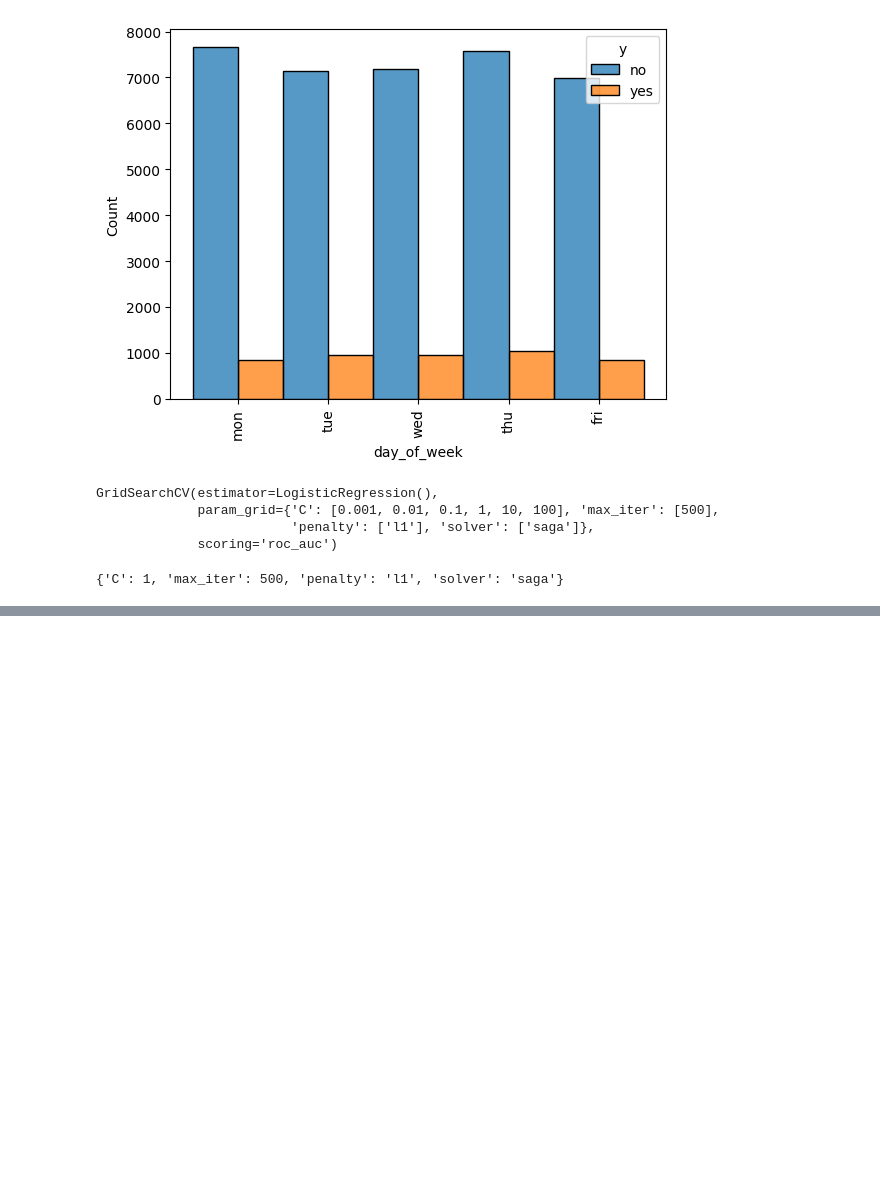
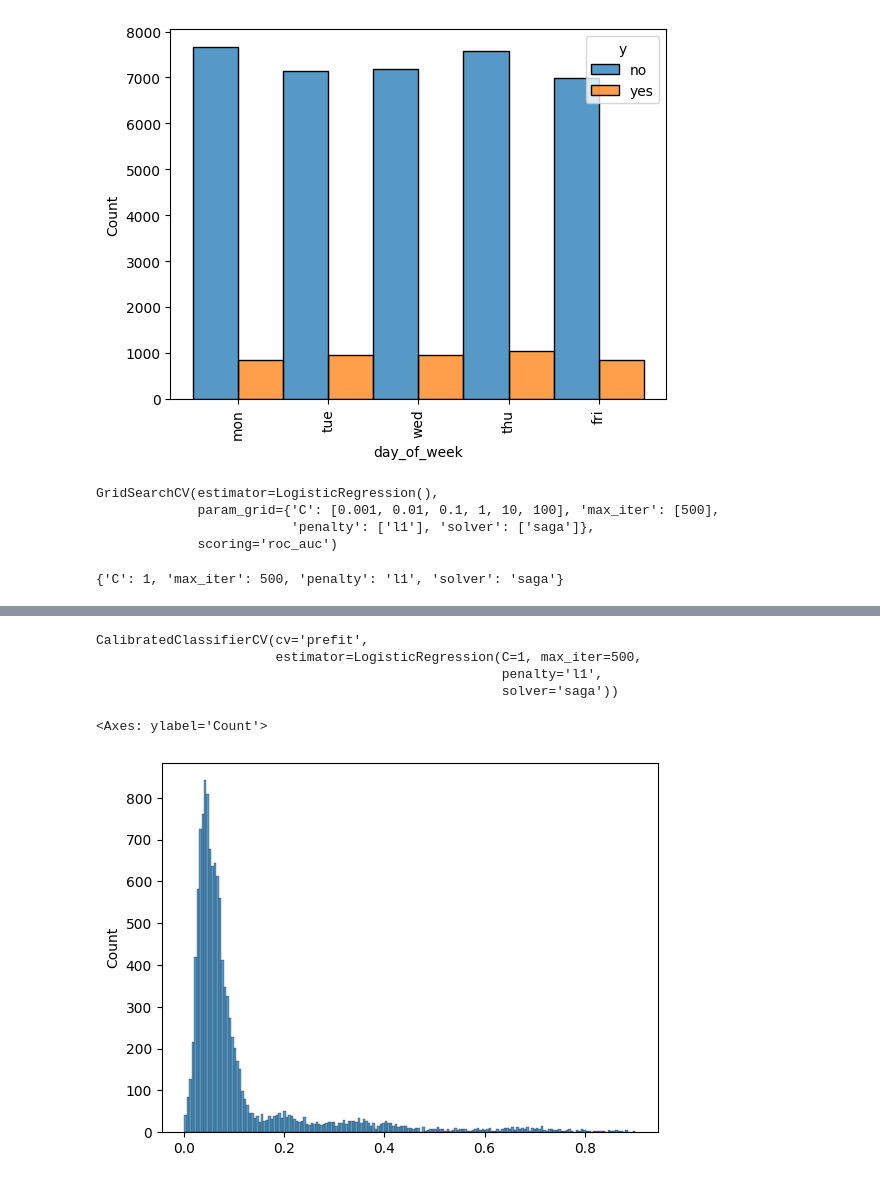
Before and after one commit to lagatorc/hotel_engine, a Jupyter notebook: lead_scoring/lead_scoring_smote.ipynb, the cells around one changed output, grey strips where cells are left out. Saved outputs shown, nothing was run; the diff lists cells and outputs as text; code cells hidden in the pictures; blank space fills up the shorter version.

```diff
--- a/lead_scoring/lead_scoring_smote.ipynb
+++ b/lead_scoring/lead_scoring_smote.ipynb
@@ -182,0 +185,13 @@ CalibrationDisplay.from_estimator(model_sm.best_estimator_, x_test_sm_scaled, y_
+# %%
+calibrated_model = CalibratedClassifierCV(model_sm.best_estimator_, cv="prefit")
+calibrated_model.fit(x_test_sm_scaled, y_sm_test)
+# %% [output]
+CalibratedClassifierCV(cv='prefit',
+                       estimator=LogisticRegression(C=1, max_iter=500,
+                                                    penalty='l1',
+                                                    solver='saga'))
+# %%
+sns.histplot(calibrated_model.predict_proba(x_test_sm_scaled)[:, -1])
+# %% [output]
+<Axes: ylabel='Count'>
+[figure, added]
```
Also changed, not shown: parts of 10 cells of this notebook, 1 other file.
